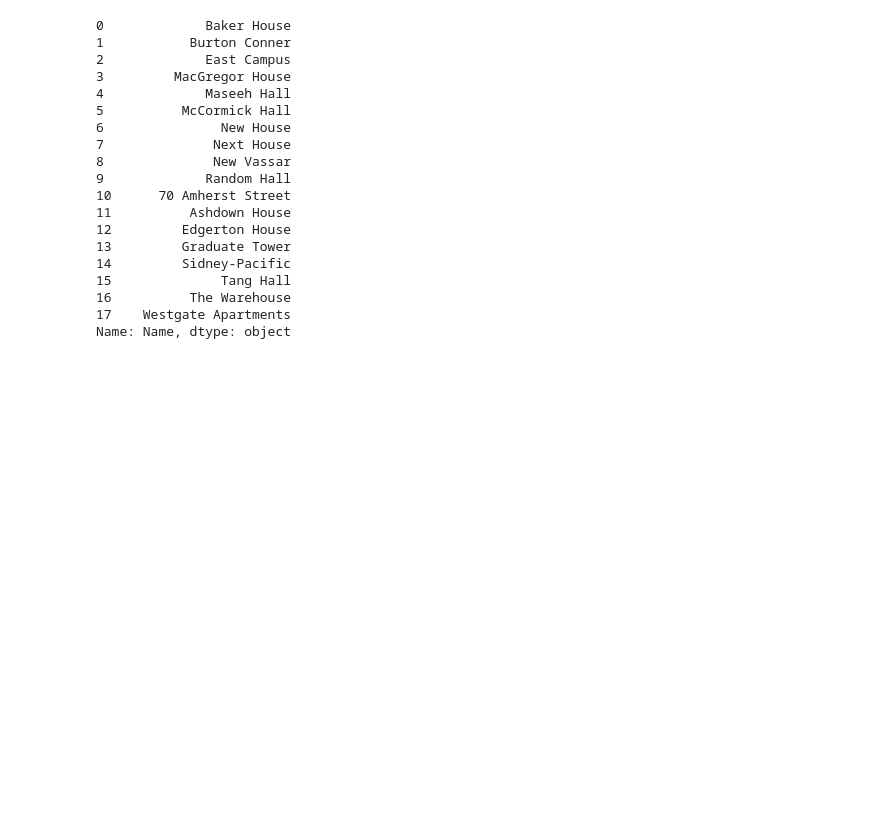
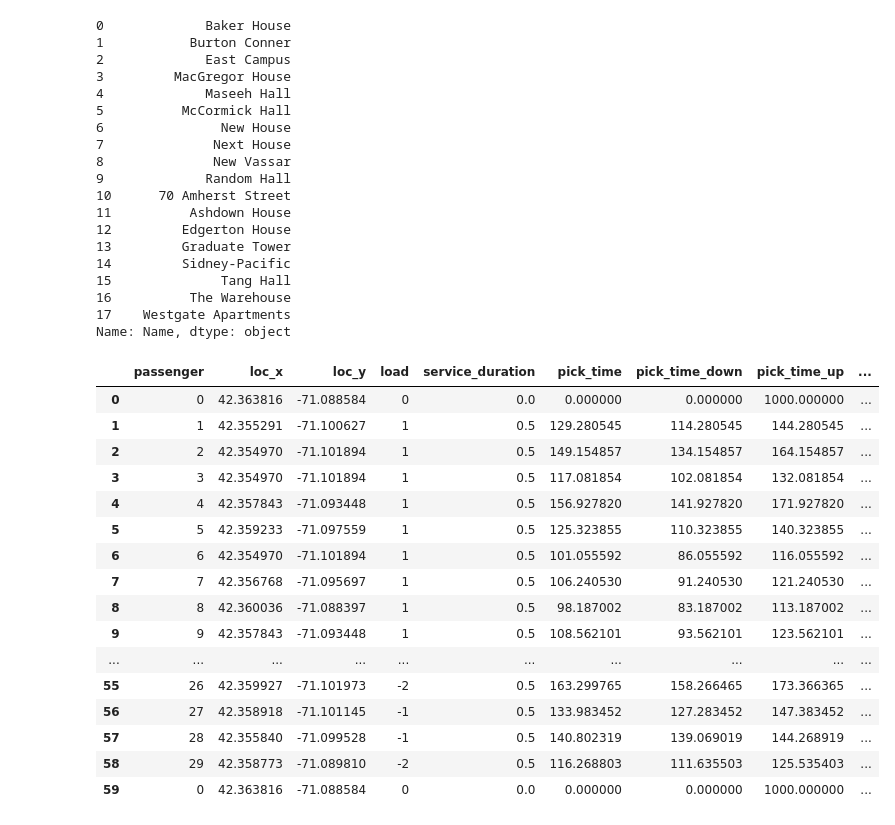
Before and after one commit to victor-radermecker/MIT-Shuttle-Service-Optimization-Project, a Jupyter notebook: code/data_generation.ipynb, the cells around one changed output. Cells and saved outputs as stored; diff of their text form; code cells hidden in the pictures; blank space fills up the shorter version.

```diff
--- a/code/data_generation.ipynb
+++ b/code/data_generation.ipynb
@@ -214,3 +214,23 @@ origins_names
 16          The Warehouse
 17    Westgate Apartments
 Name: Name, dtype: object
+# %%
+demand
+# %% [output]
+|  | passenger | loc_x | loc_y | load | service_duration | pick_time | pick_time_down | pick_time_up | ... |
+| 0 | 0 | 42.363816 | -71.088584 | 0 | 0.0 | 0.000000 | 0.000000 | 1000.000000 | ... |
+| 1 | 1 | 42.355291 | -71.100627 | 1 | 0.5 | 129.280545 | 114.280545 | 144.280545 | ... |
+| 2 | 2 | 42.354970 | -71.101894 | 1 | 0.5 | 149.154857 | 134.154857 | 164.154857 | ... |
+| 3 | 3 | 42.354970 | -71.101894 | 1 | 0.5 | 117.081854 | 102.081854 | 132.081854 | ... |
+| 4 | 4 | 42.357843 | -71.093448 | 1 | 0.5 | 156.927820 | 141.927820 | 171.927820 | ... |
+| 5 | 5 | 42.359233 | -71.097559 | 1 | 0.5 | 125.323855 | 110.323855 | 140.323855 | ... |
+| 6 | 6 | 42.354970 | -71.101894 | 1 | 0.5 | 101.055592 | 86.055592 | 116.055592 | ... |
+| 7 | 7 | 42.356768 | -71.095697 | 1 | 0.5 | 106.240530 | 91.240530 | 121.240530 | ... |
+| 8 | 8 | 42.360036 | -71.088397 | 1 | 0.5 | 98.187002 | 83.187002 | 113.187002 | ... |
+| 9 | 9 | 42.357843 | -71.093448 | 1 | 0.5 | 108.562101 | 93.562101 | 123.562101 | ... |
+| ... | ... | ... | ... | ... | ... | ... | ... | ... | ... |
+| 55 | 26 | 42.359927 | -71.101973 | -2 | 0.5 | 163.299765 | 158.266465 | 173.366365 | ... |
+| 56 | 27 | 42.358918 | -71.101145 | -1 | 0.5 | 133.983452 | 127.283452 | 147.383452 | ... |
+| 57 | 28 | 42.355840 | -71.099528 | -1 | 0.5 | 140.802319 | 139.069019 | 144.268919 | ... |
+| 58 | 29 | 42.358773 | -71.089810 | -2 | 0.5 | 116.268803 | 111.635503 | 125.535403 | ... |
+| 59 | 0 | 42.363816 | -71.088584 | 0 | 0.0 | 0.000000 | 0.000000 | 1000.000000 | ... |
```
Also changed, not shown: 8 other files.
